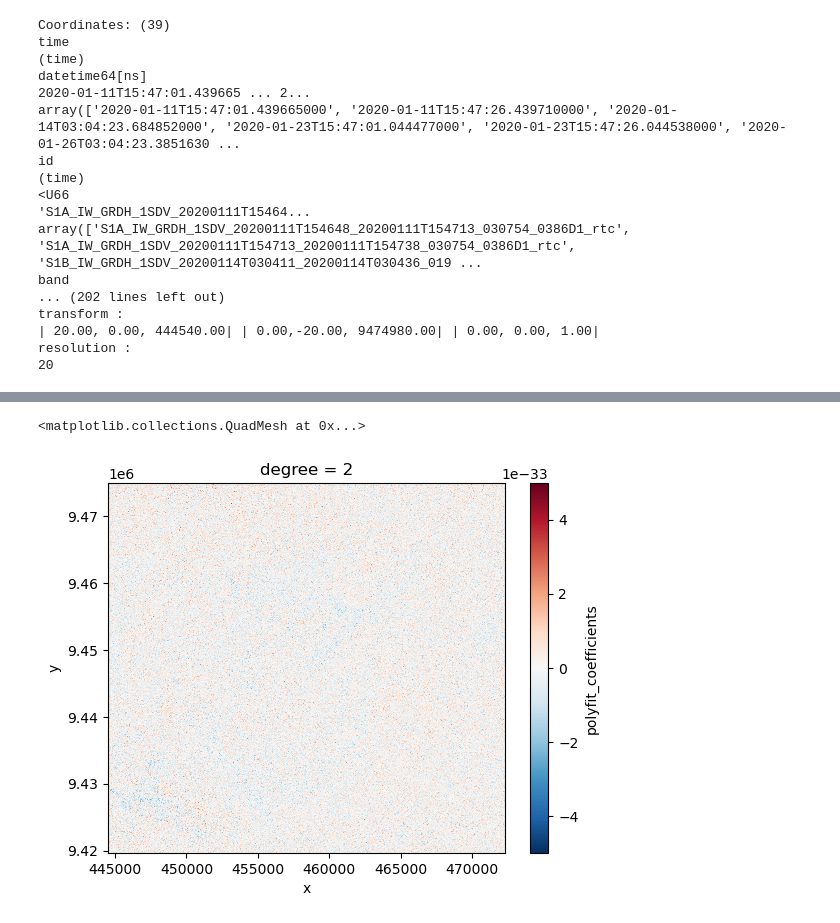
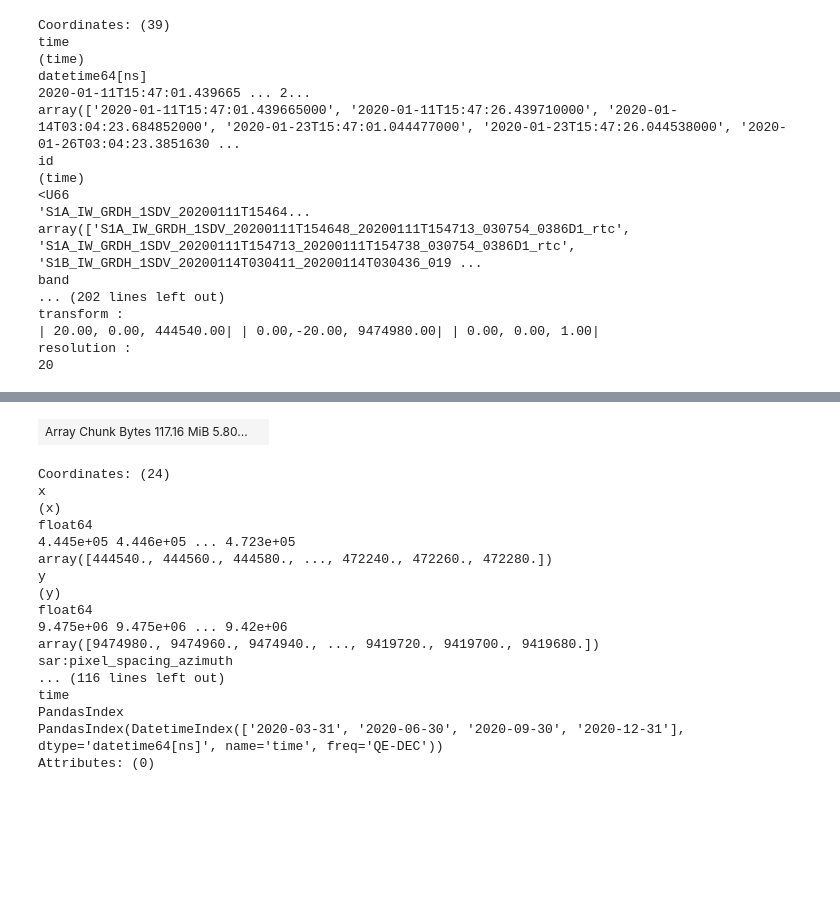
Before and after one commit to adlai-nelson/geog313-final-project, a Jupyter notebook: analysis.ipynb, the cells around one changed output, grey strips where cells are left out. Drawn from its saved outputs; the diff is of its cells as text; code cells hidden in the pictures; blank space fills up the shorter version.

```diff
--- a/analysis.ipynb
+++ b/analysis.ipynb
@@ -99,4 +99,5 @@ q_composite
 index = calculate_index(q_composite)
 
 # TO do- values within subzones
+index.plot(
 # %% [output]
@@ -120,5 +111,21 @@ index = calculate_index(q_composite)
+| Array Chunk Bytes 117.16 MiB 5.80... |  |
-<matplotlib.collections.QuadMesh at 0x...>
+Coordinates: (24)
+x
+(x)
+float64
+4.445e+05 4.446e+05 ... 4.723e+05
+array([444540., 444560., 444580., ..., 472240., 472260., 472280.])
+y
+(y)
+float64
+9.475e+06 9.475e+06 ... 9.42e+06
+array([9474980., 9474960., 9474940., ..., 9419720., 9419700., 9419680.])
+sar:pixel_spacing_azimuth
+... (116 lines left out)
+time
+PandasIndex
+PandasIndex(DatetimeIndex(['2020-03-31', '2020-06-30', '2020-09-30', '2020-12-31'], dtype='datetime64[ns]', name='time', freq='QE-DEC'))
+Attributes: (0)
-[figure, removed]
 # %%
 trends = linear_trend(index)
 linecoeff = trends.sel(degree = 2)
```
Also changed, not shown: parts of 1 cell of this notebook.
